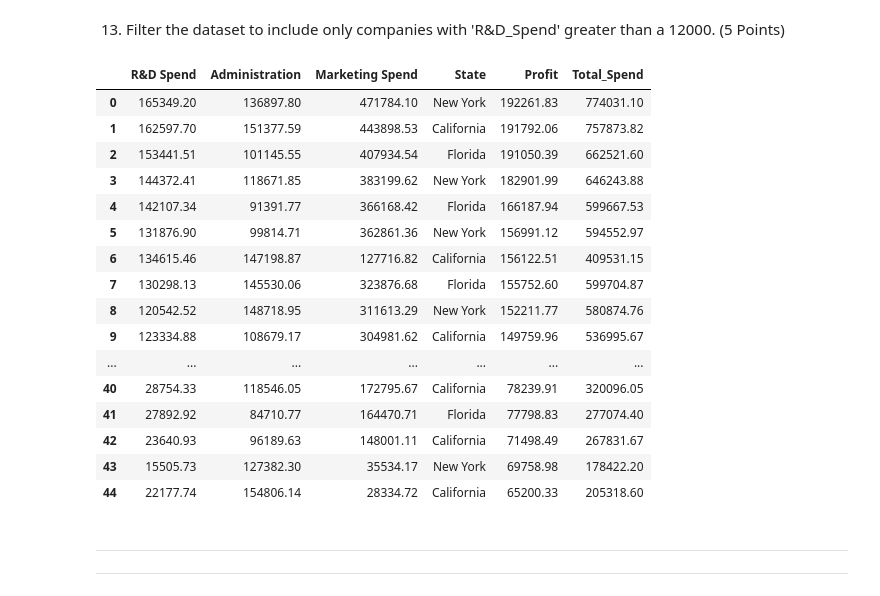
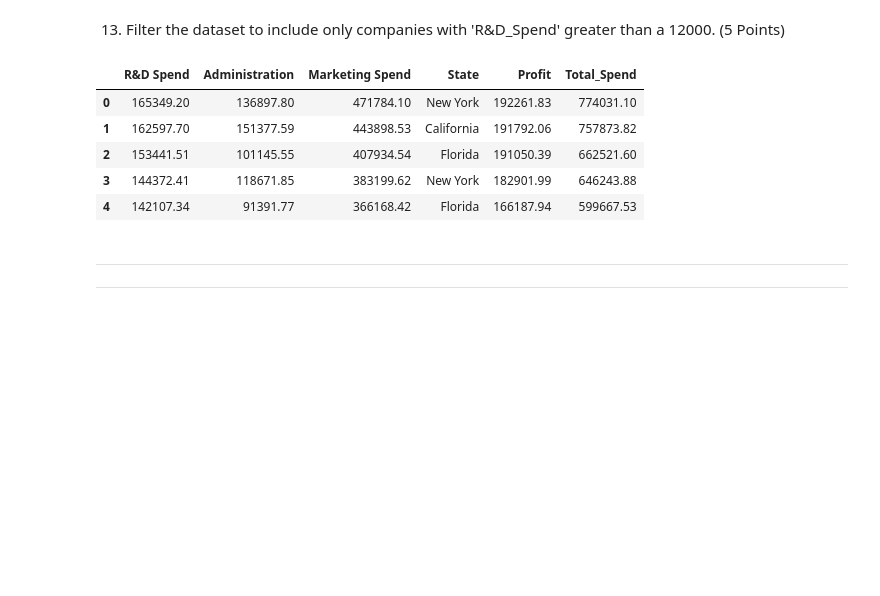
Before and after one commit to radtothebone/data-science-3401, a Jupyter notebook: Homework/Christian_Herrera_HW10.ipynb, the cells around one changed output. Cells and saved outputs as stored; diff of their text form; code cells hidden in the pictures; blank space fills up the shorter version.

```diff
--- a/Homework/Christian_Herrera_HW10.ipynb
+++ b/Homework/Christian_Herrera_HW10.ipynb
@@ -294,26 +306,15 @@ df['Profit'].plot(kind='hist', bins=20)
 # %% [markdown]
 13. Filter the dataset to include only companies with 'R&D_Spend' greater than a 12000. (5 Points)
 # %%
-high_profit_df = df[df['R&D Spend'] > 12000]
-high_profit_df
+high_rd_df = df[df['R&D Spend'] > 12000]
+high_rd_df.head() # Only the top 5.
 # %% [output]
 |  | R&D Spend | Administration | Marketing Spend | State | Profit | Total_Spend |
 | 0 | 165349.20 | 136897.80 | 471784.10 | New York | 192261.83 | 774031.10 |
 | 1 | 162597.70 | 151377.59 | 443898.53 | California | 191792.06 | 757873.82 |
 | 2 | 153441.51 | 101145.55 | 407934.54 | Florida | 191050.39 | 662521.60 |
 | 3 | 144372.41 | 118671.85 | 383199.62 | New York | 182901.99 | 646243.88 |
 | 4 | 142107.34 | 91391.77 | 366168.42 | Florida | 166187.94 | 599667.53 |
-| 5 | 131876.90 | 99814.71 | 362861.36 | New York | 156991.12 | 594552.97 |
-| 6 | 134615.46 | 147198.87 | 127716.82 | California | 156122.51 | 409531.15 |
-| 7 | 130298.13 | 145530.06 | 323876.68 | Florida | 155752.60 | 599704.87 |
-| 8 | 120542.52 | 148718.95 | 311613.29 | New York | 152211.77 | 580874.76 |
-| 9 | 123334.88 | 108679.17 | 304981.62 | California | 149759.96 | 536995.67 |
-| ... | ... | ... | ... | ... | ... | ... |
-| 40 | 28754.33 | 118546.05 | 172795.67 | California | 78239.91 | 320096.05 |
-| 41 | 27892.92 | 84710.77 | 164470.71 | Florida | 77798.83 | 277074.40 |
-| 42 | 23640.93 | 96189.63 | 148001.11 | California | 71498.49 | 267831.67 |
-| 43 | 15505.73 | 127382.30 | 35534.17 | New York | 69758.98 | 178422.20 |
-| 44 | 22177.74 | 154806.14 | 28334.72 | California | 65200.33 | 205318.60 |
 # %% [markdown]
 
 
```
Also changed, not shown: parts of 10 cells of this notebook, 2 other files.
